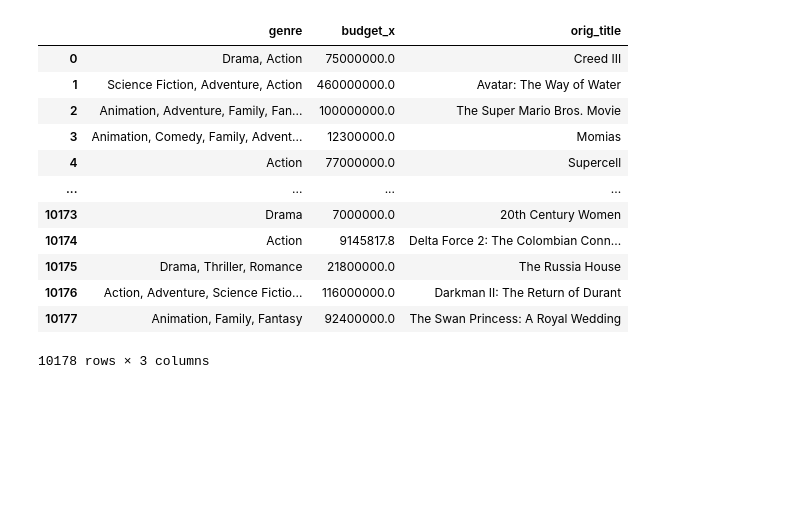
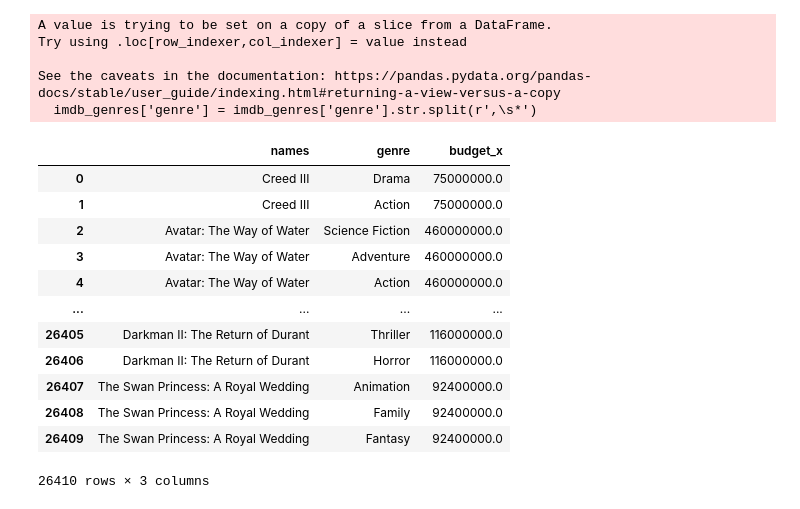
Before and after one commit to edoadro/university, a Jupyter notebook: RMBA/Group Project/gp_draft.ipynb, the cells around one changed output. Cells and saved outputs as stored; diff of their text form; code cells hidden in the pictures; blank space fills up the shorter version.

```diff
--- a/RMBA/Group Project/gp_draft.ipynb
+++ b/RMBA/Group Project/gp_draft.ipynb
@@ -82,16 +23,25 @@ df_genre = df_genre.assign(genre = df_genre.genre.str.split(', ')).explode('genr
-# %%
-df_genre
-# %% [output]
-|  | genre | budget_x | orig_title |
-| 0 | Drama, Action | 75000000.0 | Creed III |
-| 1 | Science Fiction, Adventure, Action | 460000000.0 | Avatar: The Way of Water |
-| 2 | Animation, Adventure, Family, Fan... | 100000000.0 | The Super Mario Bros. Movie |
-| 3 | Animation, Comedy, Family, Advent... | 12300000.0 | Momias |
-| 4 | Action | 77000000.0 | Supercell |
-| ... | ... | ... | ... |
-| 10173 | Drama | 7000000.0 | 20th Century Women |
-| 10174 | Action | 9145817.8 | Delta Force 2: The Colombian Conn... |
-| 10175 | Drama, Thriller, Romance | 21800000.0 | The Russia House |
-| 10176 | Action, Adventure, Science Fictio... | 116000000.0 | Darkman II: The Return of Durant |
-| 10177 | Animation, Family, Fantasy | 92400000.0 | The Swan Princess: A Royal Wedding |
-10178 rows × 3 columns
+# %%
+
+imdb_genres = raw_imdb[['names', 'genre', 'budget_x']]
+imdb_genres['genre'] = imdb_genres['genre'].str.split(r',\s*')
+imdb_genres = imdb_genres.explode('genre').reset_index(drop=True)
+imdb_genres
+# %% [output]
+A value is trying to be set on a copy of a slice from a DataFrame.
+Try using .loc[row_indexer,col_indexer] = value instead
+
+See the caveats in the documentation: https://pandas.pydata.org/pandas-docs/stable/user_guide/indexing.html#returning-a-view-versus-a-copy
+  imdb_genres['genre'] = imdb_genres['genre'].str.split(r',\s*')
+|  | names | genre | budget_x |
+| 0 | Creed III | Drama | 75000000.0 |
+| 1 | Creed III | Action | 75000000.0 |
+| 2 | Avatar: The Way of Water | Science Fiction | 460000000.0 |
+| 3 | Avatar: The Way of Water | Adventure | 460000000.0 |
+| 4 | Avatar: The Way of Water | Action | 460000000.0 |
+| ... | ... | ... | ... |
+| 26405 | Darkman II: The Return of Durant | Thriller | 116000000.0 |
+| 26406 | Darkman II: The Return of Durant | Horror | 116000000.0 |
+| 26407 | The Swan Princess: A Royal Wedding | Animation | 92400000.0 |
+| 26408 | The Swan Princess: A Royal Wedding | Family | 92400000.0 |
+| 26409 | The Swan Princess: A Royal Wedding | Fantasy | 92400000.0 |
+26410 rows × 3 columns
```
Also changed, not shown: parts of 11 cells of this notebook.
